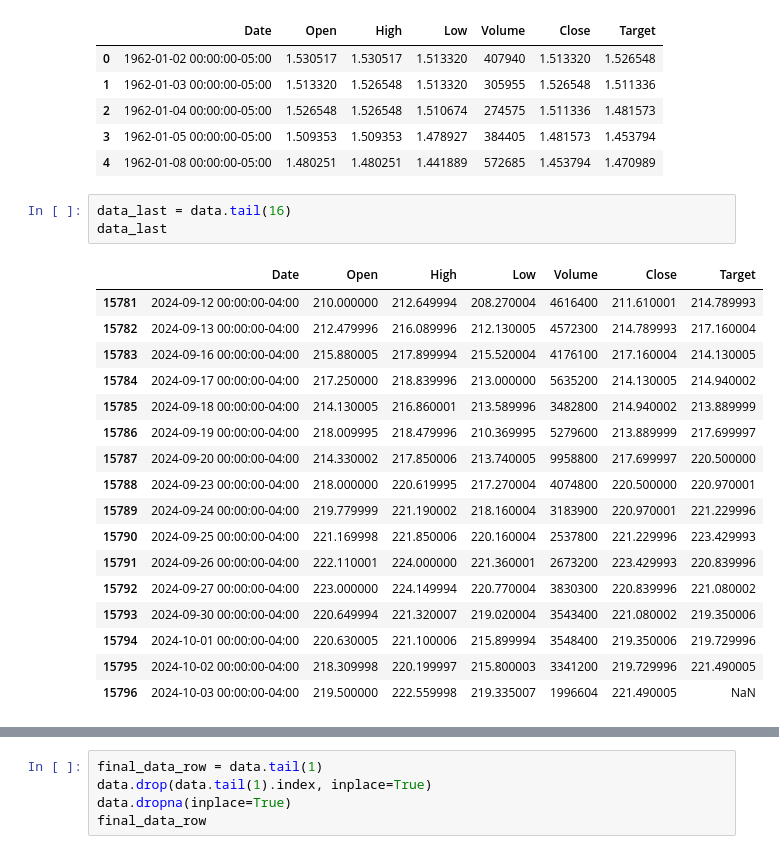
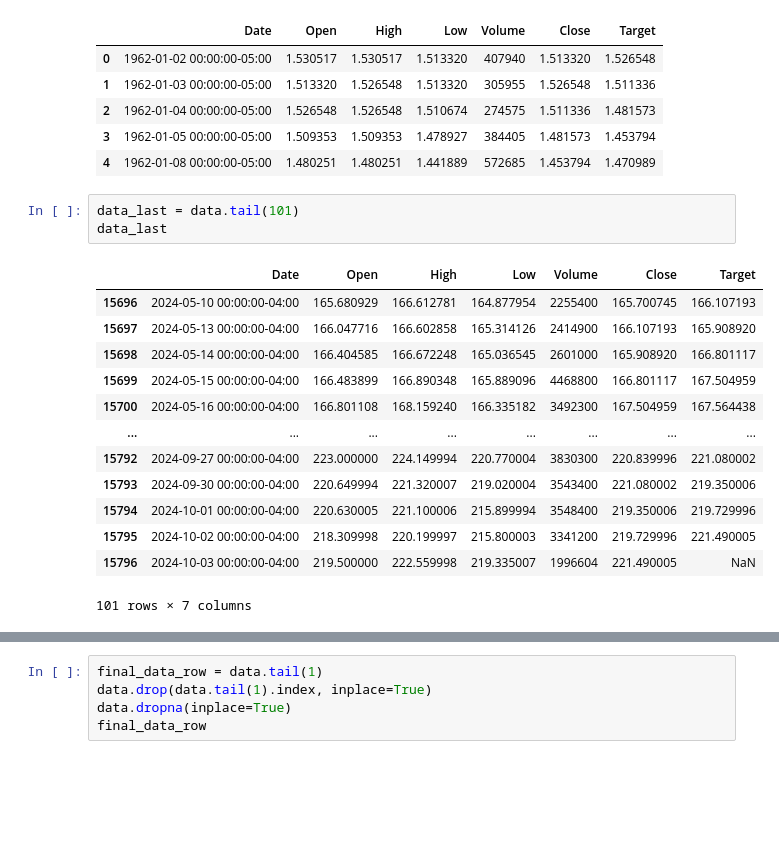
Before and after one commit to asimMahat/Stock-Market-Prediction, a Jupyter notebook: LSTM_with_GA_PSO_random .ipynb, the cells around one changed output, grey strips where cells are left out. Drawn from its saved outputs; the diff is of its cells as text; blank space fills up the shorter version.

```diff
--- a/LSTM_with_GA_PSO_random .ipynb
+++ b/LSTM_with_GA_PSO_random .ipynb
@@ -62,23 +62,19 @@ data.head()
 | 3 | 1962-01-05 00:00:00-05:00 | 1.509353 | 1.509353 | 1.478927 | 384405 | 1.481573 | 1.453794 |
 | 4 | 1962-01-08 00:00:00-05:00 | 1.480251 | 1.480251 | 1.441889 | 572685 | 1.453794 | 1.470989 |
 # %%
-data_last = data.tail(16)
+data_last = data.tail(101)
 data_last
 # %% [output]
 |  | Date | Open | High | Low | Volume | Close | Target |
-| 15781 | 2024-09-12 00:00:00-04:00 | 210.000000 | 212.649994 | 208.270004 | 4616400 | 211.610001 | 214.789993 |
-| 15782 | 2024-09-13 00:00:00-04:00 | 212.479996 | 216.089996 | 212.130005 | 4572300 | 214.789993 | 217.160004 |
-| 15783 | 2024-09-16 00:00:00-04:00 | 215.880005 | 217.899994 | 215.520004 | 4176100 | 217.160004 | 214.130005 |
-| 15784 | 2024-09-17 00:00:00-04:00 | 217.250000 | 218.839996 | 213.000000 | 5635200 | 214.130005 | 214.940002 |
-| 15785 | 2024-09-18 00:00:00-04:00 | 214.130005 | 216.860001 | 213.589996 | 3482800 | 214.940002 | 213.889999 |
-| 15786 | 2024-09-19 00:00:00-04:00 | 218.009995 | 218.479996 | 210.369995 | 5279600 | 213.889999 | 217.699997 |
-| 15787 | 2024-09-20 00:00:00-04:00 | 214.330002 | 217.850006 | 213.740005 | 9958800 | 217.699997 | 220.500000 |
-| 15788 | 2024-09-23 00:00:00-04:00 | 218.000000 | 220.619995 | 217.270004 | 4074800 | 220.500000 | 220.970001 |
-| 15789 | 2024-09-24 00:00:00-04:00 | 219.779999 | 221.190002 | 218.160004 | 3183900 | 220.970001 | 221.229996 |
-| 15790 | 2024-09-25 00:00:00-04:00 | 221.169998 | 221.850006 | 220.160004 | 2537800 | 221.229996 | 223.429993 |
-| 15791 | 2024-09-26 00:00:00-04:00 | 222.110001 | 224.000000 | 221.360001 | 2673200 | 223.429993 | 220.839996 |
+| 15696 | 2024-05-10 00:00:00-04:00 | 165.680929 | 166.612781 | 164.877954 | 2255400 | 165.700745 | 166.107193 |
+| 15697 | 2024-05-13 00:00:00-04:00 | 166.047716 | 166.602858 | 165.314126 | 2414900 | 166.107193 | 165.908920 |
+| 15698 | 2024-05-14 00:00:00-04:00 | 166.404585 | 166.672248 | 165.036545 | 2601000 | 165.908920 | 166.801117 |
+| 15699 | 2024-05-15 00:00:00-04:00 | 166.483899 | 166.890348 | 165.889096 | 4468800 | 166.801117 | 167.504959 |
+| 15700 | 2024-05-16 00:00:00-04:00 | 166.801108 | 168.159240 | 166.335182 | 3492300 | 167.504959 | 167.564438 |
+| ... | ... | ... | ... | ... | ... | ... | ... |
 | 15792 | 2024-09-27 00:00:00-04:00 | 223.000000 | 224.149994 | 220.770004 | 3830300 | 220.839996 | 221.080002 |
 | 15793 | 2024-09-30 00:00:00-04:00 | 220.649994 | 221.320007 | 219.020004 | 3543400 | 221.080002 | 219.350006 |
 | 15794 | 2024-10-01 00:00:00-04:00 | 220.630005 | 221.100006 | 215.899994 | 3548400 | 219.350006 | 219.729996 |
 | 15795 | 2024-10-02 00:00:00-04:00 | 218.309998 | 220.199997 | 215.800003 | 3341200 | 219.729996 | 221.490005 |
 | 15796 | 2024-10-03 00:00:00-04:00 | 219.500000 | 222.559998 | 219.335007 | 1996604 | 221.490005 | NaN |
+101 rows × 7 columns
```
Also changed, not shown: parts of 3 cells of this notebook, 2 other files.
